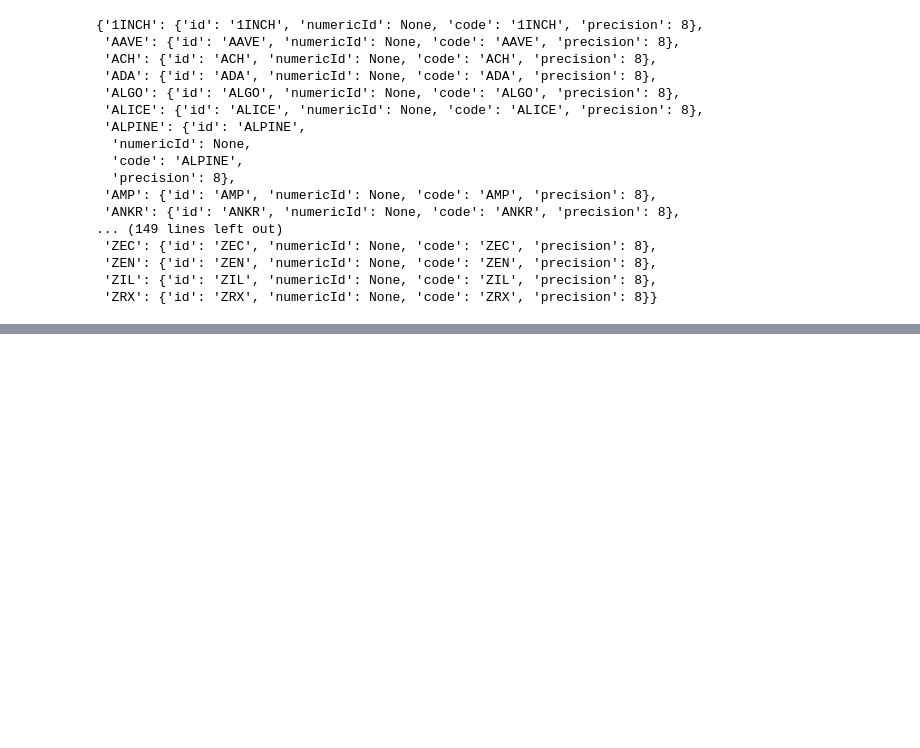
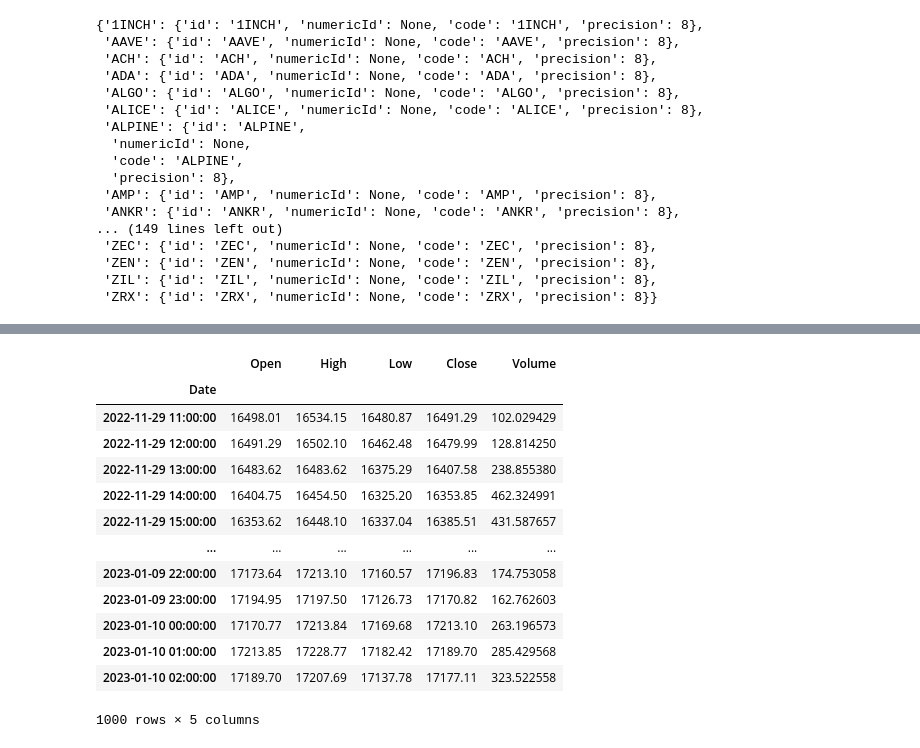
Before and after one commit to Jayce77/pythonDataCookbook, a Jupyter notebook: ccxtExamples.ipynb, the cells around one changed output, grey strips where cells are left out. Saved outputs shown, nothing was run; the diff lists cells and outputs as text; code cells hidden in the pictures; blank space fills up the shorter version.

```diff
--- a/ccxtExamples.ipynb
+++ b/ccxtExamples.ipynb
@@ -308,0 +494,5 @@ binance.currencies
+# %%
+start = '2020-05-15 00:00:00Z'
+# %%
+unix = binance.parse8601(start)
+unix
@@ -308,0 +501,4 @@ binance.currencies
+# %%
+# since, but max is 1000 bars
+data = binance.fetch_ohlcv(symbol='BTC/USD', since=unix, limit=1000, timeframe='1d')
+data
@@ -308,0 +532,31 @@ binance.currencies
+# %%
+def get_history(symbol, interval, start=None, limit=1000):
+    if start:
+        start = binance.parse8601(start)
+
+    data = binance.fetch_ohlcv(symbol=symbol, timeframe=interval, since=start, limit=limit)
+
+    df = pd.DataFrame(data)
+    df.columns = ['Date', 'Open', 'High', 'Low', 'Close', 'Volume']
+    df.Date = pd.to_datetime(df.Date, unit='ms')
+    df.set_index('Date', inplace=True)
+
+    return df
+# %%
+df = get_history(symbol='BTC/USD', interval='1h', limit=1000)
+df
+# %% [output]
+|  | Open | High | Low | Close | Volume |
+| Date |  |  |  |  |  |
+| 2022-11-29 11:00:00 | 16498.01 | 16534.15 | 16480.87 | 16491.29 | 102.029429 |
+| 2022-11-29 12:00:00 | 16491.29 | 16502.10 | 16462.48 | 16479.99 | 128.814250 |
+| 2022-11-29 13:00:00 | 16483.62 | 16483.62 | 16375.29 | 16407.58 | 238.855380 |
+| 2022-11-29 14:00:00 | 16404.75 | 16454.50 | 16325.20 | 16353.85 | 462.324991 |
+| 2022-11-29 15:00:00 | 16353.62 | 16448.10 | 16337.04 | 16385.51 | 431.587657 |
+| ... | ... | ... | ... | ... | ... |
+| 2023-01-09 22:00:00 | 17173.64 | 17213.10 | 17160.57 | 17196.83 | 174.753058 |
+| 2023-01-09 23:00:00 | 17194.95 | 17197.50 | 17126.73 | 17170.82 | 162.762603 |
+| 2023-01-10 00:00:00 | 17170.77 | 17213.84 | 17169.68 | 17213.10 | 263.196573 |
+| 2023-01-10 01:00:00 | 17213.85 | 17228.77 | 17182.42 | 17189.70 | 285.429568 |
+| 2023-01-10 02:00:00 | 17189.70 | 17207.69 | 17137.78 | 17177.11 | 323.522558 |
+1000 rows × 5 columns
```
Also changed, not shown: parts of 21 cells of this notebook.
